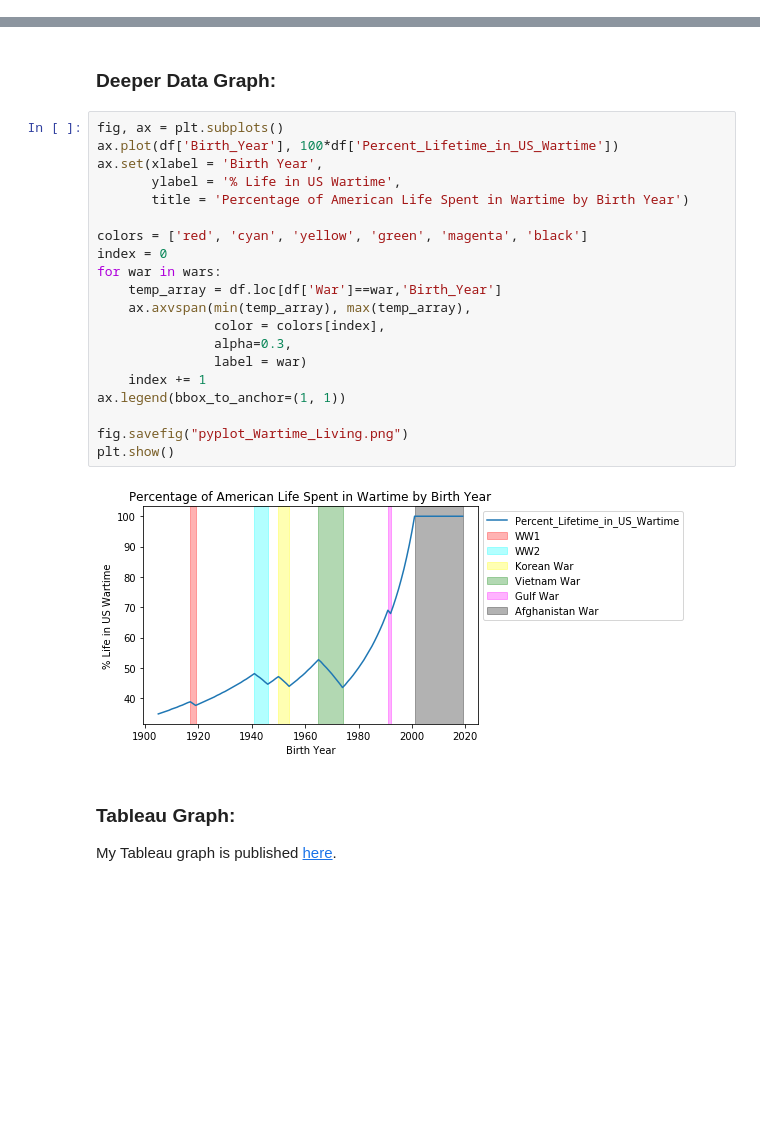
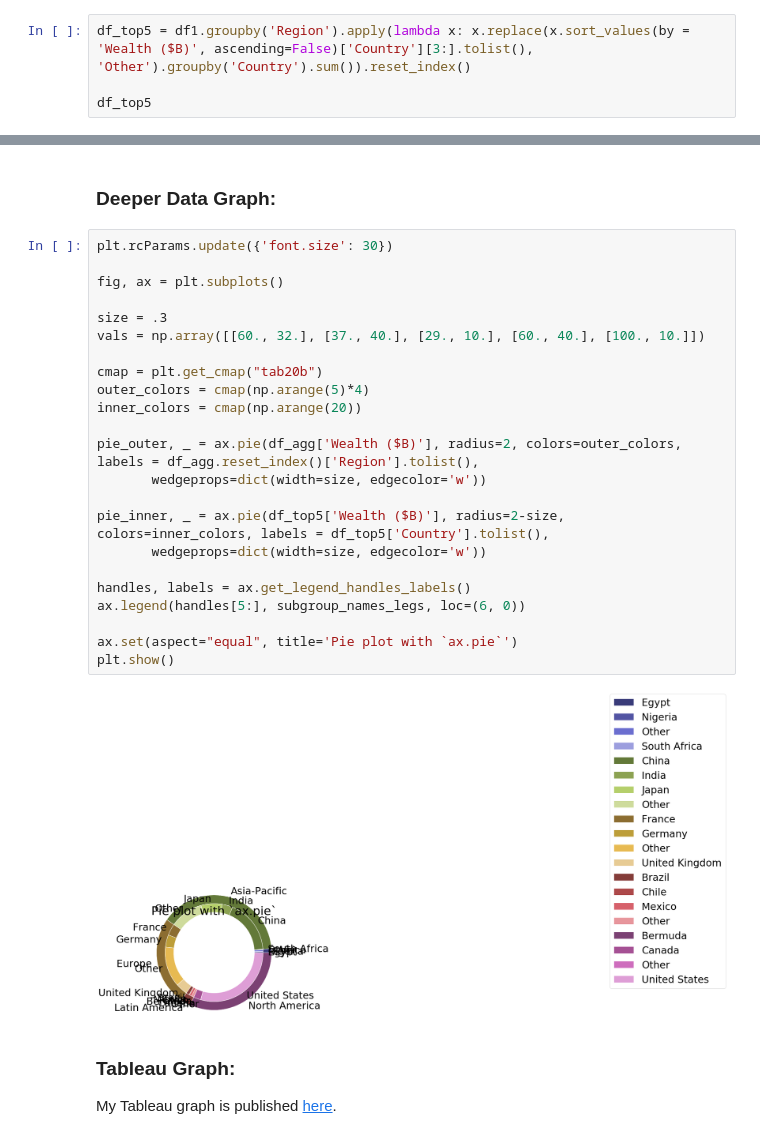
Before and after one commit to rlevv/Makeover_Monday, a Jupyter notebook: 2020W7-World_Weath/World_Wealth.ipynb, the cells around one changed output, grey strips where cells are left out. Saved outputs shown, nothing was run; the diff lists cells and outputs as text; blank space fills up the shorter version.

```diff
--- a/2020W7-World_Weath/World_Wealth.ipynb
+++ b/2020W7-World_Weath/World_Wealth.ipynb
@@ -179,0 +242,4 @@ df1.groupby(['Region']).sum().plot.pie(y = 'Wealth ($B)',figsize=(8, 10))
+# %%
+df_top5 = df1.groupby('Region').apply(lambda x: x.replace(x.sort_values(by = 'Wealth ($B)', ascending=False)['Country'][3:].tolist(), 'Other').groupby('Country').sum()).reset_index()
+
+df_top5
@@ -274,28 +269,31 @@ df_wars_summ.sort_values(df_wars_summ.columns[5], ascending = False)
 We see here how different wars extended wartime experience for Americans. The Vietnam War and Afghanistan Wars are distinctly long. We also see here that the Vietnam War manages to temporarily push the percentage in wartime above 50% for a short period in the mid 1960s before the percentage resurges in peacetime births near the Afghanistan War.
 # %% [markdown]
 ### Deeper Data Graph:
-# %%
-fig, ax = plt.subplots()
-ax.plot(df['Birth_Year'], 100*df['Percent_Lifetime_in_US_Wartime'])
-ax.set(xlabel = 'Birth Year',
-       ylabel = '% Life in US Wartime',
-       title = 'Percentage of American Life Spent in Wartime by Birth Year')
-
-colors = ['red', 'cyan', 'yellow', 'green', 'magenta', 'black']
-index = 0
-for war in wars:
-    temp_array = df.loc[df['War']==war,'Birth_Year']
-    ax.axvspan(min(temp_array), max(temp_array),
-               color = colors[index],
-               alpha=0.3,
-               label = war)
-    index += 1
-ax.legend(bbox_to_anchor=(1, 1))
-
-fig.savefig("pyplot_Wartime_Living.png")
-plt.show()
-# %% [output]
-[figure, removed]
+# %%
+plt.rcParams.update({'font.size': 30})
+
+fig, ax = plt.subplots()
+
+size = .3
+vals = np.array([[60., 32.], [37., 40.], [29., 10.], [60., 40.], [100., 10.]])
+
+cmap = plt.get_cmap("tab20b")
+outer_colors = cmap(np.arange(5)*4)
+inner_colors = cmap(np.arange(20))
+
+pie_outer, _ = ax.pie(df_agg['Wealth ($B)'], radius=2, colors=outer_colors, labels = df_agg.reset_index()['Region'].tolist(),
+       wedgeprops=dict(width=size, edgecolor='w'))
+
+pie_inner, _ = ax.pie(df_top5['Wealth ($B)'], radius=2-size, colors=inner_colors, labels = df_top5['Country'].tolist(),
+       wedgeprops=dict(width=size, edgecolor='w'))
+
+handles, labels = ax.get_legend_handles_labels()
+ax.legend(handles[5:], subgroup_names_legs, loc=(6, 0))
+
+ax.set(aspect="equal", title='Pie plot with `ax.pie`')
+plt.show()
+# %% [output]
+[figure, added]
 # %% [markdown]
 ### Tableau Graph:
 
```
Also changed, not shown: parts of 30 cells of this notebook.
